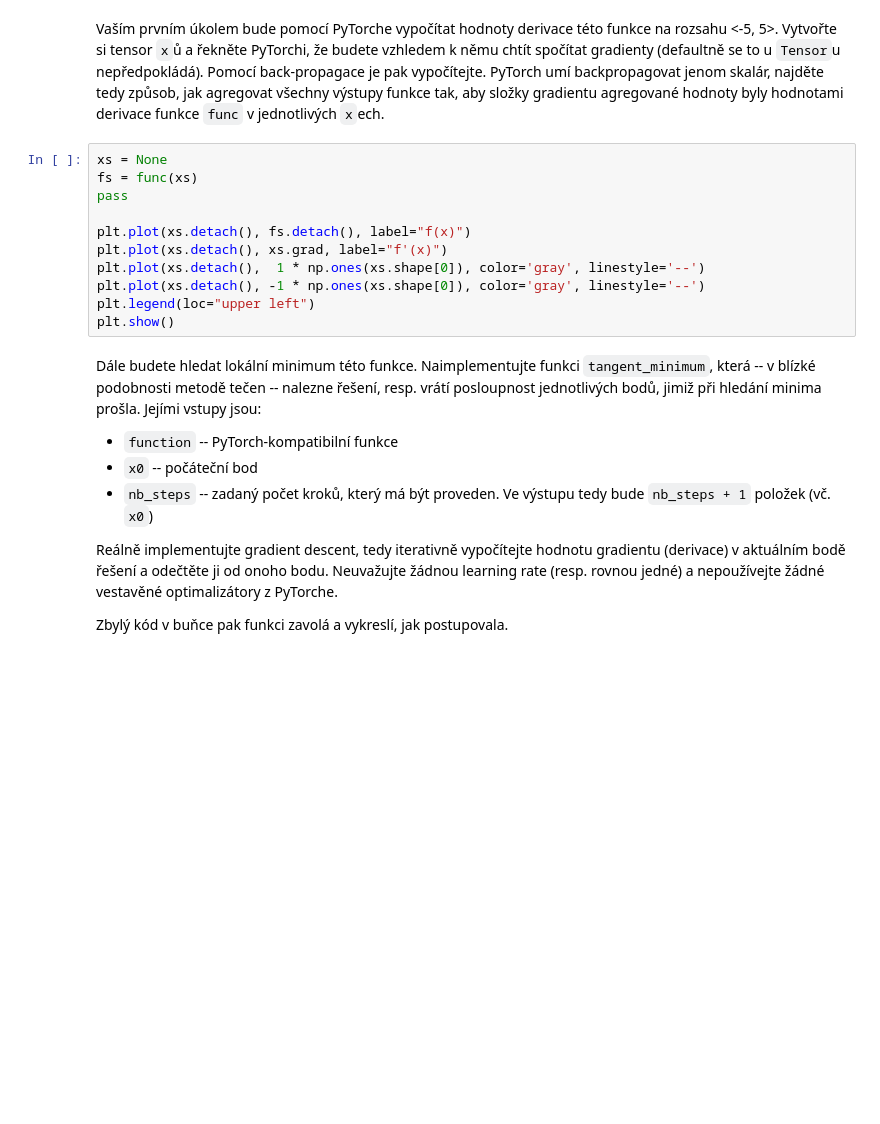
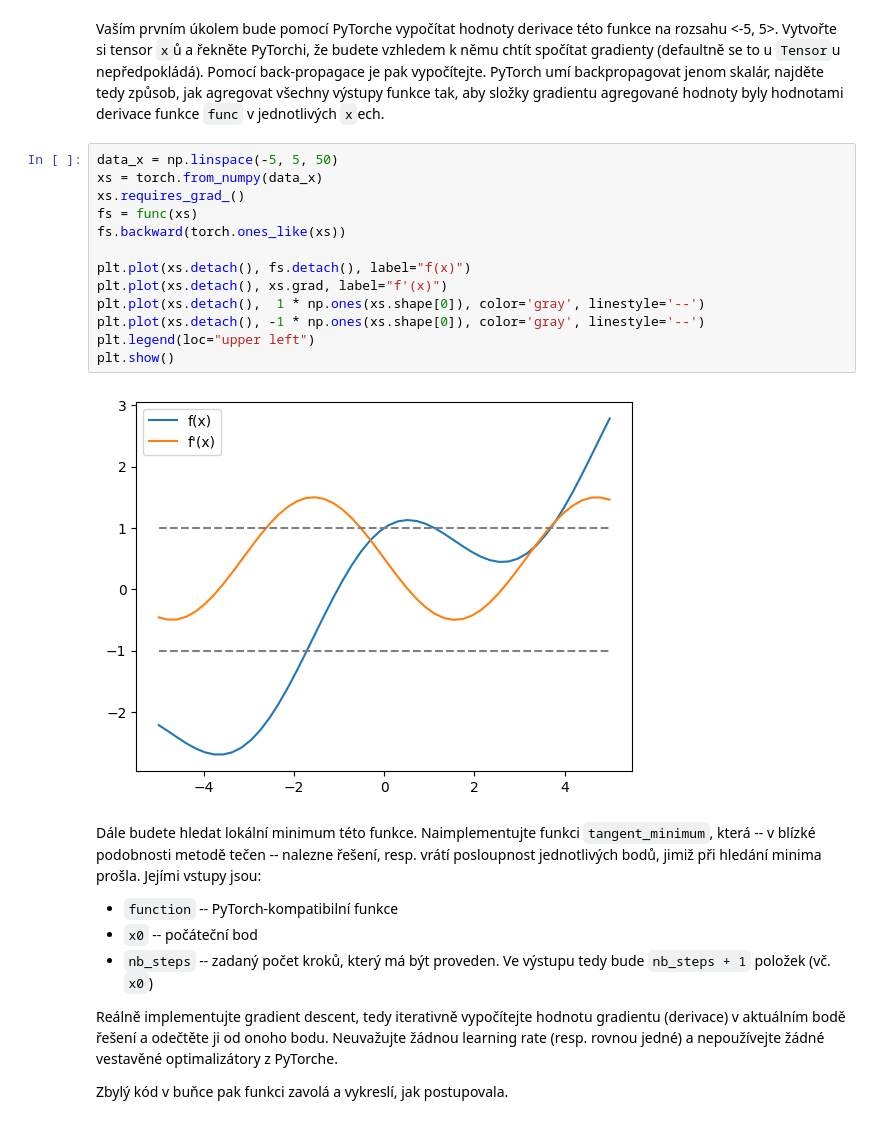
Before and after one commit to Svormen/neuronoveSiete, a Jupyter notebook: zadani.ipynb, the cells around one changed output. Saved outputs shown, nothing was run; the diff lists cells and outputs as text; blank space fills up the shorter version.

```diff
--- a/zadani.ipynb
+++ b/zadani.ipynb
@@ -27,16 +29,20 @@ Vytvořte si tensor `x`ů a řekněte PyTorchi, že budete vzhledem k němu cht
 Pomocí back-propagace je pak vypočítejte.
 PyTorch umí backpropagovat jenom skalár, najděte tedy způsob, jak agregovat všechny výstupy funkce tak, aby složky gradientu agregované hodnoty byly hodnotami derivace funkce `func` v jednotlivých `x`ech.
 # %%
-xs = None
+data_x = np.linspace(-5, 5, 50)
+xs = torch.from_numpy(data_x)
+xs.requires_grad_()
 fs = func(xs)
-pass
+fs.backward(torch.ones_like(xs))
 
 plt.plot(xs.detach(), fs.detach(), label="f(x)")
 plt.plot(xs.detach(), xs.grad, label="f'(x)")
 plt.plot(xs.detach(),  1 * np.ones(xs.shape[0]), color='gray', linestyle='--')
 plt.plot(xs.detach(), -1 * np.ones(xs.shape[0]), color='gray', linestyle='--')
 plt.legend(loc="upper left")
 plt.show()
+# %% [output]
+[figure, added]
 # %% [markdown]
 Dále budete hledat lokální minimum této funkce.
 Naimplementujte funkci `tangent_minimum`, která -- v blízké podobnosti metodě tečen -- nalezne řešení, resp. vrátí posloupnost jednotlivých bodů, jimiž při hledání minima prošla.
```
Also changed, not shown: parts of 2 cells of this notebook.
